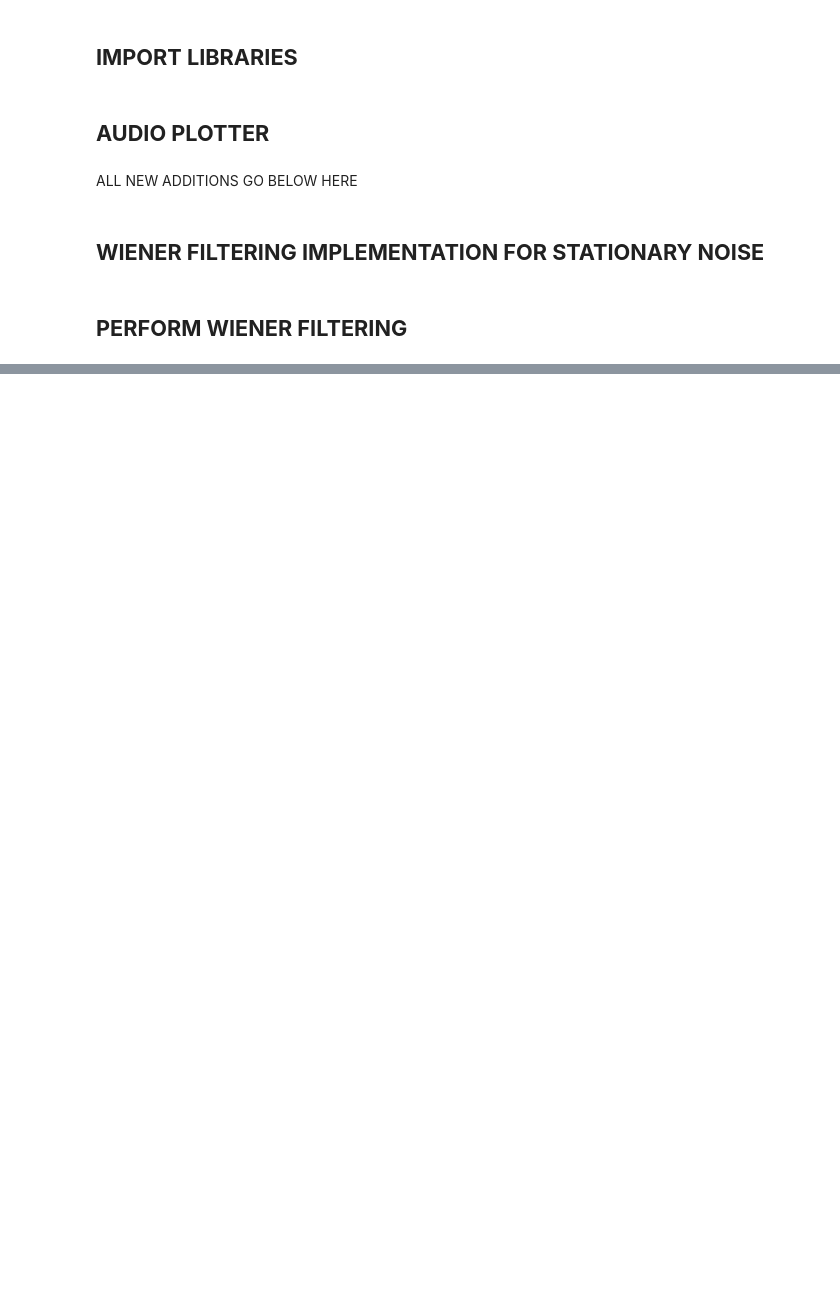
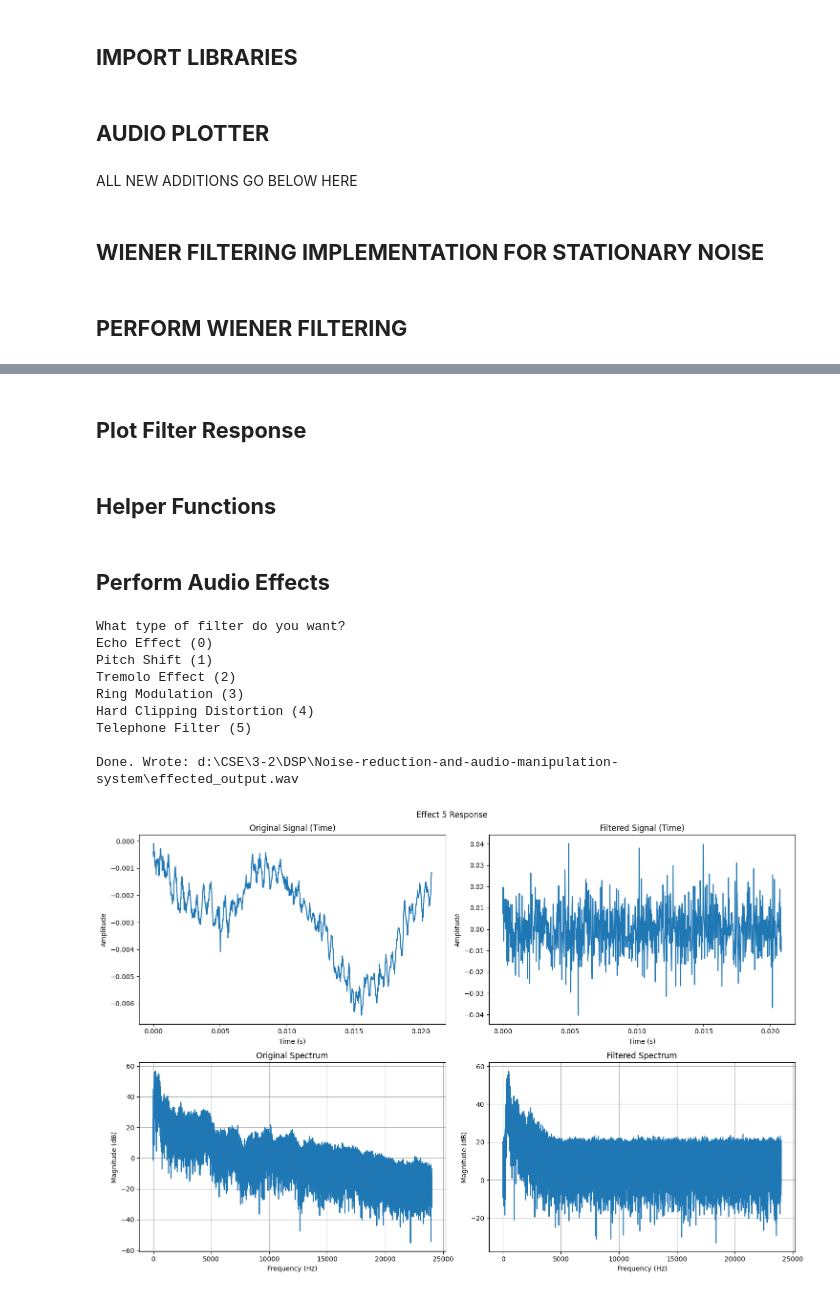
Before and after one commit to GitGud9786/Noise-reduction-and-audio-manipulation-system, a Jupyter notebook: DSP_Final_Compilation.ipynb, the cells around one changed output, grey strips where cells are left out. Cells and saved outputs as stored; diff of their text form; code cells hidden in the pictures; blank space fills up the shorter version.

```diff
--- a/DSP_Final_Compilation.ipynb
+++ b/DSP_Final_Compilation.ipynb
@@ -81,0 +151,2 @@ Audio("denoised_wiener_audio.wav") #LISTEN TO DENOISED AUDIO
+# %% [markdown]
+## **Plot Filter Response**
@@ -81,0 +192,2 @@ Audio("denoised_wiener_audio.wav") #LISTEN TO DENOISED AUDIO
+# %% [markdown]
+## **Helper Functions**
@@ -81,0 +225,69 @@ Audio("denoised_wiener_audio.wav") #LISTEN TO DENOISED AUDIO
+# %% [markdown]
+## **Perform Audio Effects**
+# %%
+if __name__ == "__main__":
+    SCRIPT_DIR = os.getcwd()
+    INPUT_WAV = os.path.join(SCRIPT_DIR, "Audio_Effects.wav")
+    OUTPUT_WAV = os.path.join(SCRIPT_DIR, "effected_output.wav")
+
+    sample_rate, audio = wavfile.read(INPUT_WAV)
+    original_dtype = audio.dtype
+
+    audio_f32 = _to_float32(audio)
+    fx = SimpleAudioFilters(sample_rate)
+
+    print("What type of filter do you want?\n" \
+    "Echo Effect (0)\n" \
+    "Pitch Shift (1)\n" \
+    "Tremolo Effect (2)\n" \
+    "Ring Modulation (3)\n" \
+    "Hard Clipping Distortion (4)\n" \
+    "Telephone Filter (5)\n")
+
+    answer = int(input("Enter a number (0-5): ").strip())
+    chosen_effect = None
+    if answer == 0:
+        delay = int(input("What should be the delay in millisecons?"))
+        chosen_effect = lambda x: fx.echo_effect(x, delay_ms=delay)
+    elif answer == 1:
+        factor = float(input("What should be the pitch factor?"))
+        chosen_effect = lambda x: fx.pitch_shift(x, pitch_factor=factor)
+    elif answer == 2:
+        rate = int(input("What should be the rate?"))
+        depth = float(input("What should be the depth?"))
+        chosen_effect = lambda x: fx.tremolo_effect(x, rate=rate, depth=depth)
+    elif answer == 3:
+        freq = int(input("What should be the carrier frequency?"))
+        chosen_effect = lambda x: fx.ring_modulation(x, carrier_freq=freq)
+    elif answer == 4:
+        threshold = float(input("What should be the distortion threshold?"))
+        chosen_effect = lambda x: fx.hard_clipping(x, threshold=threshold)
+    elif answer == 5:
+        chosen_effect = lambda x: fx.telephone_filter(x)
+
+    if chosen_effect is None:
+        raise ValueError("Invalid choice. Please run again and enter a number 0–5.")
+
+    processed = _apply_channelwise(chosen_effect, audio_f32)
+
+    peak = np.max(np.abs(processed))
+    if peak > 1.0:
+        processed = processed / peak * 0.99
+
+    wavfile.write(OUTPUT_WAV, sample_rate, _from_float32(processed, dtype=np.int16))
+    print(f"Done. Wrote: {OUTPUT_WAV}")
+    plot_filter_response(audio_f32 if audio_f32.ndim == 1 else audio_f32[:,0],
+                     processed if processed.ndim == 1 else processed[:,0],
+                     sample_rate,
+                     title=f"Effect {answer} Response")
+# %% [output]
+What type of filter do you want?
+Echo Effect (0)
+Pitch Shift (1)
+Tremolo Effect (2)
+Ring Modulation (3)
+Hard Clipping Distortion (4)
+Telephone Filter (5)
+
+Done. Wrote: d:\CSE\3-2\DSP\Noise-reduction-and-audio-manipulation-system\effected_output.wav
+[figure, added]
```
Also changed, not shown: parts of 10 cells of this notebook, 2 other files.
